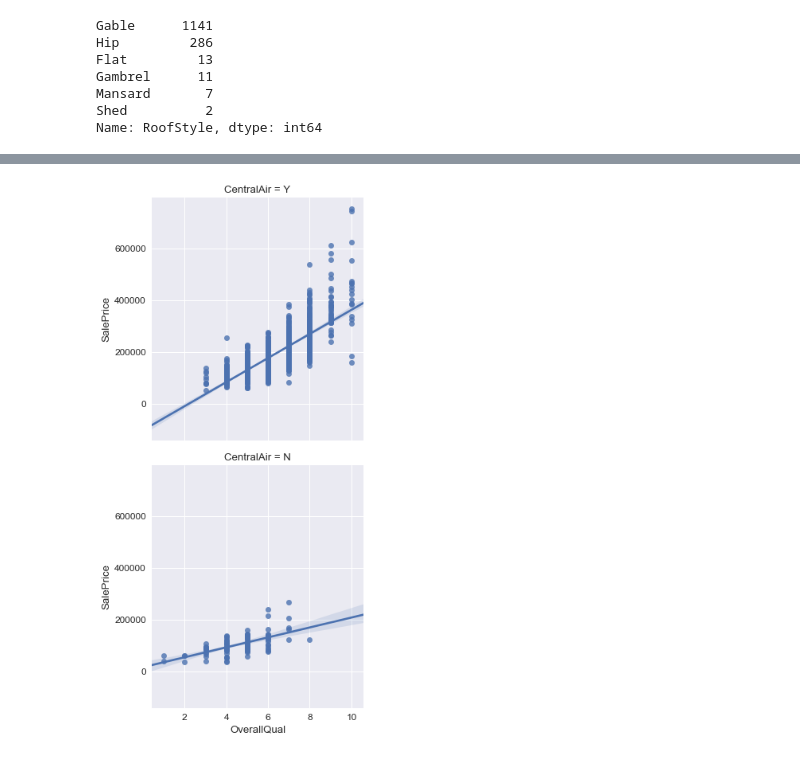
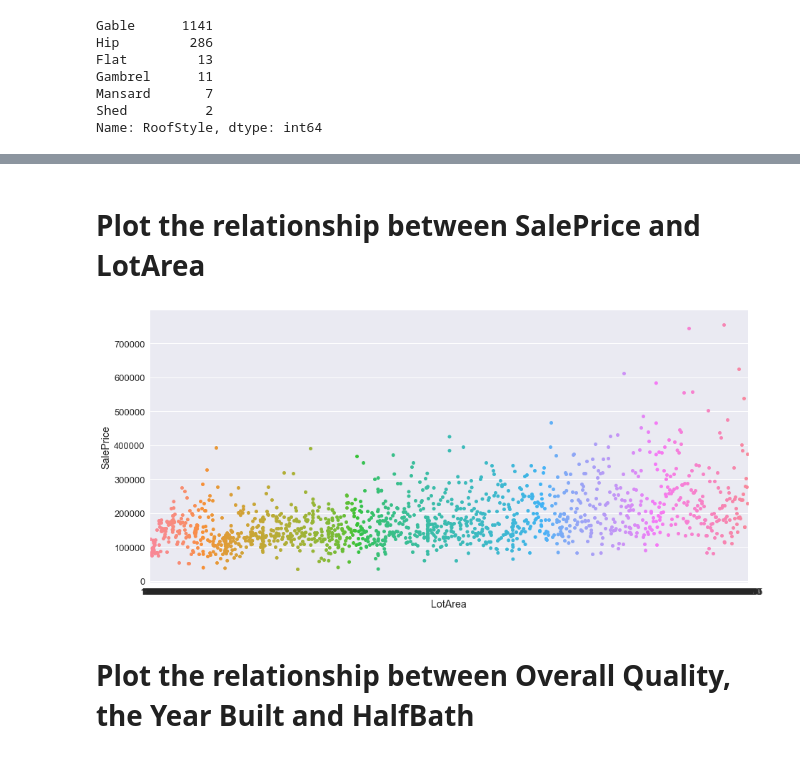
Before and after one commit to Salma-Bouzid/Data-Analytics, a Jupyter notebook: House Price EDA.ipynb, the cells around one changed output, grey strips where cells are left out. Drawn from its saved outputs; the diff is of its cells as text; code cells hidden in the pictures.

```diff
--- a/House Price EDA.ipynb
+++ b/House Price EDA.ipynb
@@ -227,5 +304,7 @@ _ = ax.set_ylabel("Number of houses")
 # %%
-ax = plt.subplots(figsize=(17, 6))
+sns.set(font_scale = 1.3)
+ax = plt.subplots(figsize=(16, 6))
 ax = sns.countplot(x="Exterior1st", data=train)
 _ = ax.set_ylabel("Number of houses")
+_ = ax.set_xlabel("Exterior1st")
 # %% [output]
@@ -241,5 +327,7 @@ _ = ax.set_ylabel("Number of houses")
 # %%
+sns.set(font_scale = 1.3)
+labels = ["Ex","Gd","TA","Fa","Po"]
 ax = plt.subplots(figsize=(7, 6))
-ax = sns.countplot(x="ExterCond", data=train)
+ax = sns.countplot(x="ExterCond", data=train , palette ="Set2", order = labels)
 _ = ax.set_ylabel("Number of houses")
 # %% [output]
@@ -258,0 +340,8 @@ _ = ax.set_ylabel("Number of houses")
+# %%
+sns.set(font_scale =1.3)
+y = train.CentralAir[train.CentralAir =="Y"].count()
+n  = train.CentralAir[train.CentralAir =="N"].count()
+slices =[y,n]
+labels = ["Yes, they have central air conditioning","No, they don't have central air conditioning"]
+plt.pie(slices,labels=labels, autopct='%1.1f%%',colors=["#98ff73","#ff7396"])
+plt.title("Do most houses have Central Air Conditioning ?")
@@ -266,0 +353,9 @@ _ = ax.set_ylabel("Number of houses")
+# %%
+sns.set(font_scale =1.3)
+zero = train.HalfBath[train.HalfBath ==0].count()
+one = train.HalfBath[train.HalfBath ==1].count()
+two = train.HalfBath[train.HalfBath ==2].count()
+slices = [zero,one,two]
+labels1 = ["No Half Bath","One Half Bath","Two Half Baths"]
+plt.pie(slices,labels=labels1, autopct='%1.1f%%',colors=["#67c0ff","#ffc567","#ff7667"])
+plt.title("How many Half Baths do the houses have ?")
@@ -315,4 +405,10 @@ sns.boxplot(x="OverallQual", y="SalePrice", data=train)
+# %% [markdown]
+# Plot the relationship between SalePrice and LotArea
 # %%
-ax = sns.lmplot(x='OverallQual', y='SalePrice', data = train, row ="CentralAir")
+ax = plt.subplots(figsize=(15, 7))
+
+ax = sns.swarmplot(x="LotArea", y="SalePrice", data=train)
 # %% [output]
-[figure, old version]
+[figure, new version]
+# %% [markdown]
+# Plot the relationship between Overall Quality, the Year Built  and HalfBath
```
Also changed, not shown: parts of 63 cells of this notebook.
